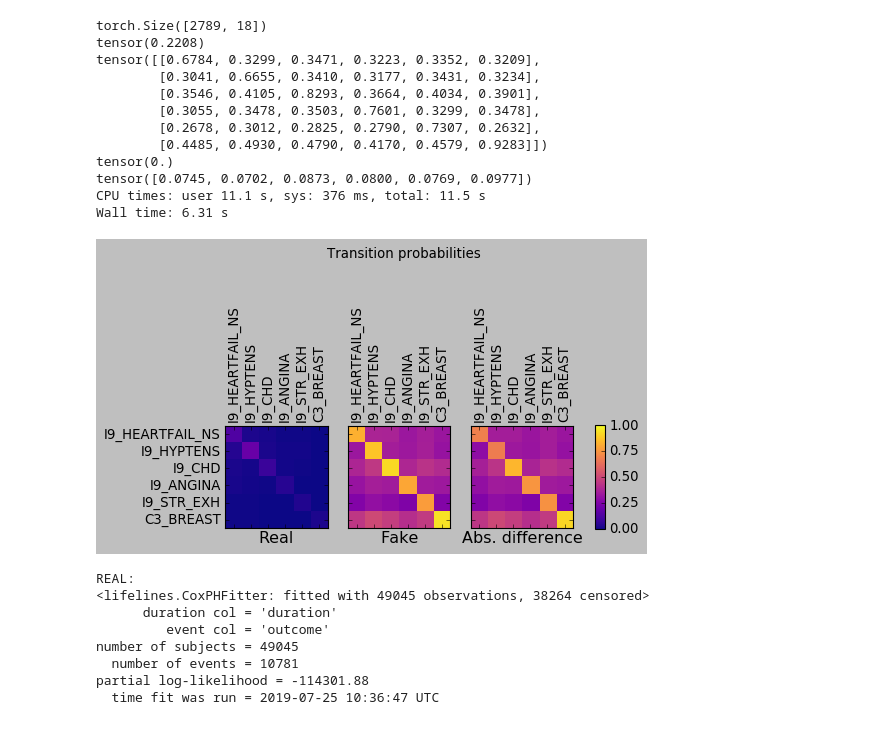
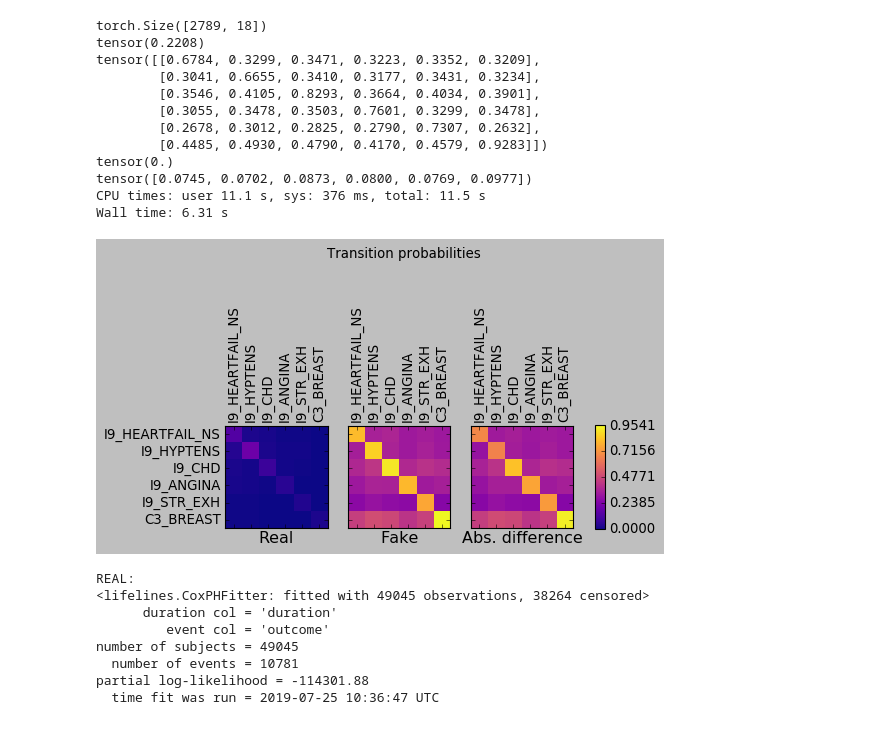
Before and after one commit to dsgelab/FinnGAN, a Jupyter notebook: main.ipynb, the cells around one changed output. Drawn from its saved outputs; the diff is of its cells as text; code cells hidden in the pictures.

```diff
--- a/main.ipynb
+++ b/main.ipynb
@@ -773,35 +773,35 @@ def plot_transition_matrix_comparisons(G, dataset, ENDPOINT, batch_size, sequenc
     ticks = np.arange(vocab_size - 3)
     labels = [ENDPOINT.vocab.itos[i + 3] for i in ticks]
     cmap = 'plasma'
 
-    vmax = 1#torch.max(transition_freq_fake.max(), transition_freq_real.max())
+    vmax = torch.max(transition_freq_fake.max(), transition_freq_real.max())
 
     im = ax[0].matshow(transition_freq_real, vmin=0, vmax=vmax, cmap=cmap)
     ax[0].set_xticks(ticks)
     ax[0].set_xticklabels(labels, rotation=90)
     ax[0].set_title('Real', y = -0.2)
 
     ax[1].matshow(transition_freq_fake, vmin=0, vmax=vmax, cmap=cmap)
     ax[1].set_xticks(ticks)
     ax[1].set_xticklabels(labels, rotation=90)
     ax[1].set_title('Fake', y = -0.2)
 
     ax[2].matshow(torch.abs(transition_freq_fake - transition_freq_real), vmin=0, vmax=vmax, cmap=cmap)
     ax[2].set_xticks(ticks)
     ax[2].set_xticklabels(labels, rotation=90)
     ax[2].set_title('Abs. difference', y = -0.2)
 
     plt.yticks(ticks, labels)
 
     fig.colorbar(im, ax=ax.ravel().tolist(), ticks=np.linspace(0, vmax, 5), shrink = 0.27, aspect = 10)
     if title:
         fig.suptitle('Transition probabilities')
     fig.savefig('figs/transition_matrices.svg')
 
 
 plot_transition_matrix_comparisons(G, train, ENDPOINT, 128, sequence_length, vocab_size, ignore_time, True)
 # %% [output]
-[figure, old version]
+[figure, new version]
 # %%
 #%%time
 from params import *
```
Also changed, not shown: 7 other files.
